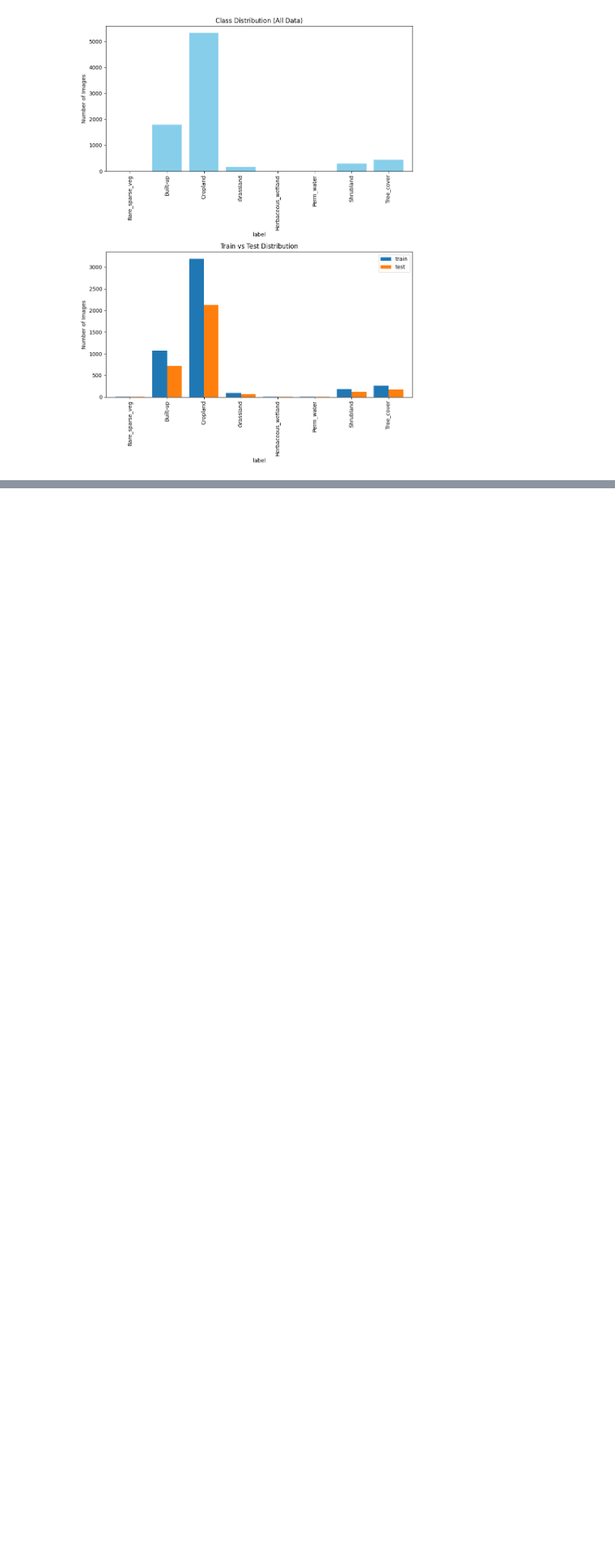
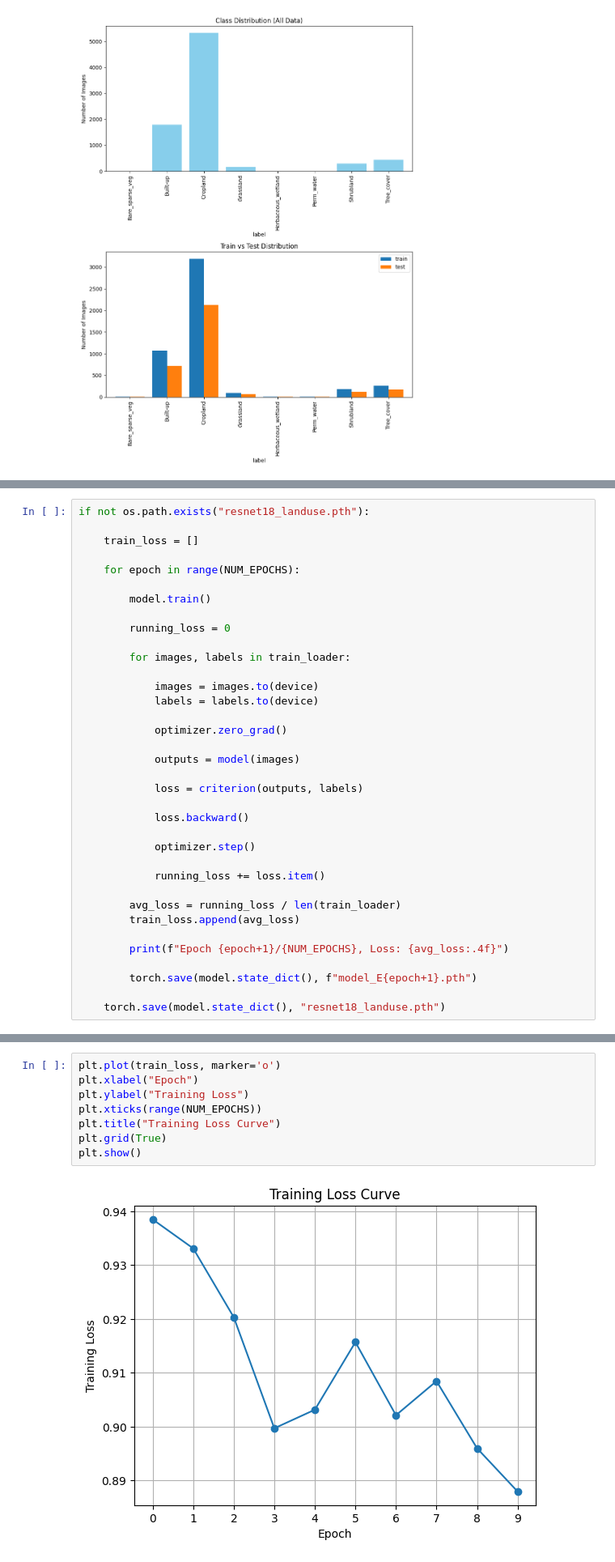
Before and after one commit to Shweta-Roshia/SRIP-2026-Earth-Observation, a Jupyter notebook: Earth_Observation_pipeline.ipynb, the cells around one changed output, grey strips where cells are left out. Shown at 81% size. Cells and saved outputs as stored; diff of their text form; blank space fills up the shorter version.

```diff
--- a/Earth_Observation_pipeline.ipynb
+++ b/Earth_Observation_pipeline.ipynb
@@ -402,0 +572,36 @@ plt.show()
+# %%
+if not os.path.exists("resnet18_landuse.pth"):
+
+    train_loss = []
+
+    for epoch in range(NUM_EPOCHS):
+
+        model.train()
+
+        running_loss = 0
+
+        for images, labels in train_loader:
+
+            images = images.to(device)
+            labels = labels.to(device)
+
+            optimizer.zero_grad()
+
+            outputs = model(images)
+
+            loss = criterion(outputs, labels)
+
+            loss.backward()
+
+            optimizer.step()
+
+            running_loss += loss.item()
+
+        avg_loss = running_loss / len(train_loader)
+        train_loss.append(avg_loss)
+
+        print(f"Epoch {epoch+1}/{NUM_EPOCHS}, Loss: {avg_loss:.4f}")
+
+        torch.save(model.state_dict(), f"model_E{epoch+1}.pth")
+
+    torch.save(model.state_dict(), "resnet18_landuse.pth")
@@ -402,0 +619,10 @@ plt.show()
+# %%
+plt.plot(train_loss, marker='o')
+plt.xlabel("Epoch")
+plt.ylabel("Training Loss")
+plt.xticks(range(NUM_EPOCHS))
+plt.title("Training Loss Curve")
+plt.grid(True)
+plt.show()
+# %% [output]
+[figure, added]
```
Also changed, not shown: parts of 34 cells of this notebook, 6 other files.
